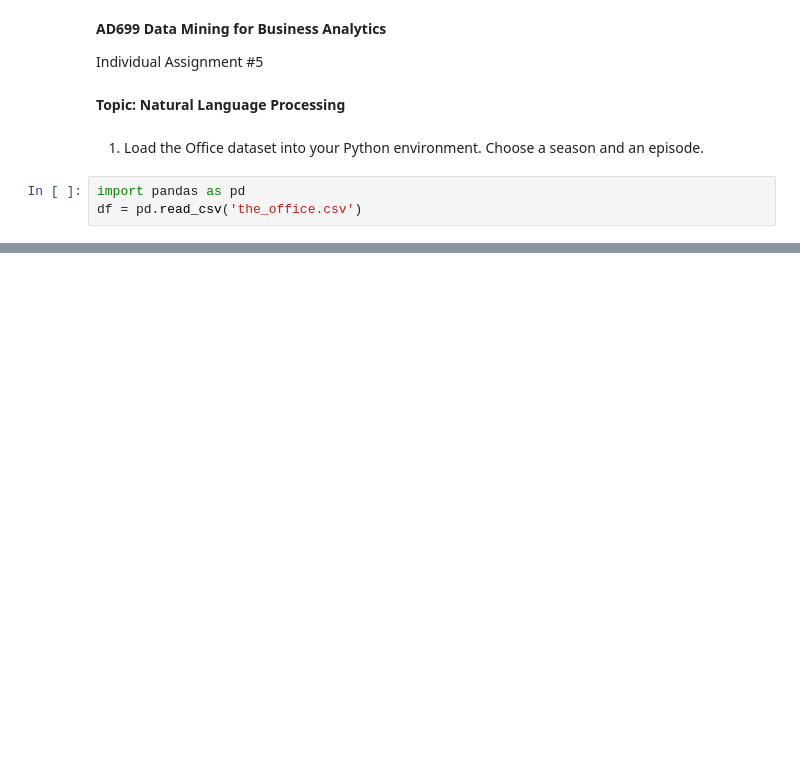
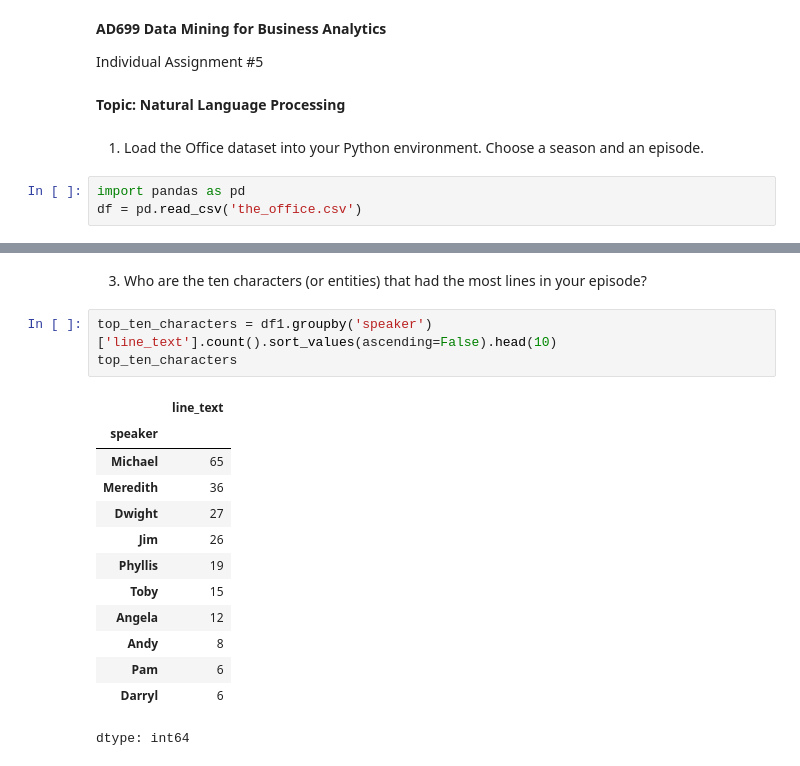
Before and after one commit to prabuj1611/ABA_Coding_Challenge, a Jupyter notebook: data_mining_for_business_analytics_individual_assignment_5.ipynb, the cells around one changed output, grey strips where cells are left out. Saved outputs shown, nothing was run; the diff lists cells and outputs as text; blank space fills up the shorter version.

```diff
--- a/data_mining_for_business_analytics_individual_assignment_5.ipynb
+++ b/data_mining_for_business_analytics_individual_assignment_5.ipynb
@@ -13,0 +64,19 @@ df = pd.read_csv('the_office.csv')
+# %% [markdown]
+3. Who are the ten characters (or entities) that had the most lines in your episode?
+# %%
+top_ten_characters = df1.groupby('speaker')['line_text'].count().sort_values(ascending=False).head(10)
+top_ten_characters
+# %% [output]
+|  | line_text |
+| speaker |  |
+| Michael | 65 |
+| Meredith | 36 |
+| Dwight | 27 |
+| Jim | 26 |
+| Phyllis | 19 |
+| Toby | 15 |
+| Angela | 12 |
+| Andy | 8 |
+| Pam | 6 |
+| Darryl | 6 |
+dtype: int64
```
Also changed, not shown: parts of 8 cells of this notebook.
